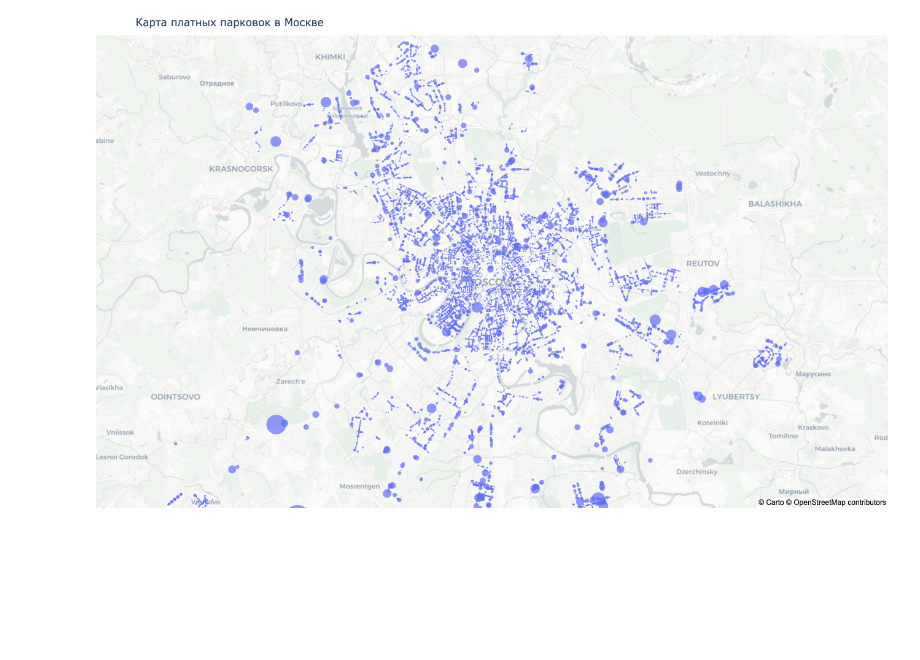
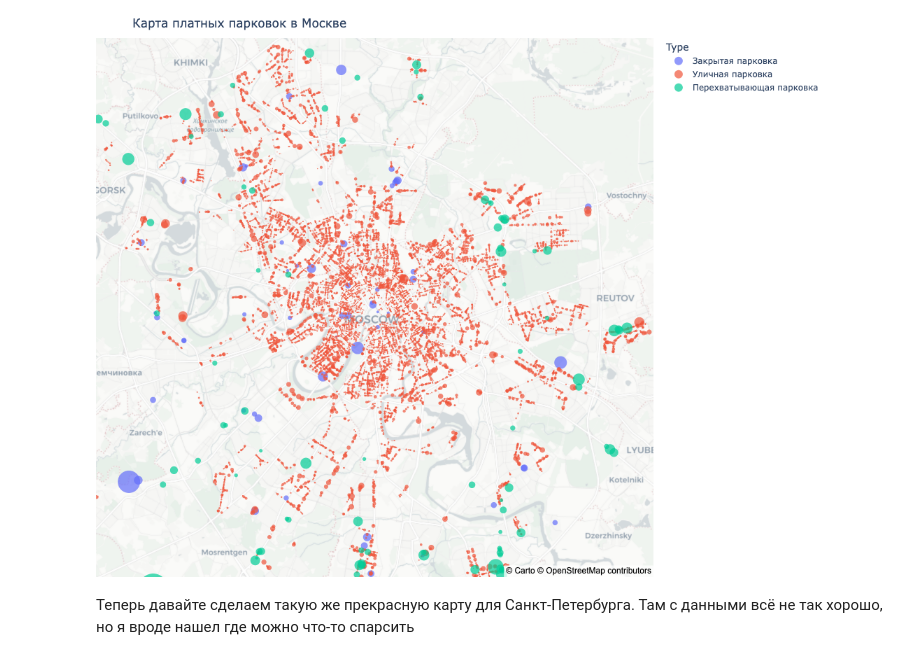
Before and after one commit to K1RILLDtop1gg/Project_busines, a Jupyter notebook: project_parking_kozhin.ipynb, the cells around one changed output. Saved outputs shown, nothing was run; the diff lists cells and outputs as text; code cells hidden in the pictures; blank space fills up the shorter version.

```diff
--- a/project_parking_kozhin.ipynb
+++ b/project_parking_kozhin.ipynb
@@ -59,0 +49,4 @@ df3.head(4)
+# %%
+df1 = df_1681_1
+df2 = df_623_2
+df3 = df_622_3
@@ -60,4 +80,14 @@ df3.head(4)
+# %%
+df1['longitude'] = df1['geoData'].apply(lambda x: x['coordinates'][0][0][0])
+df1['latitude'] = df1['geoData'].apply(lambda x: x['coordinates'][0][0][1])
+df2['longitude'] = df2['geoData'].apply(lambda x: x['coordinates'][0][0][0])
+df2['latitude'] = df2['geoData'].apply(lambda x: x['coordinates'][0][0][1])
+df3['longitude'] = df3['geoData'].apply(lambda x: x['coordinates'][0])
+df3['latitude'] = df3['geoData'].apply(lambda x: x['coordinates'][1])
 # %%
+df1['Type'] = 'Закрытая парковка'
+df2['Type'] = 'Уличная парковка'
+df3['Type'] = 'Перехватывающая парковка'
 combined_df = pd.concat([df1, df2, df3], ignore_index=True)
 combined_df
 # %% [output]
@@ -83,5 +112,0 @@ print(combined_df["CountSpaces"].sum())
-# %%
-
-combined_df['longitude'] = combined_df['geoData'].str.extract(r'\[([\d.-]+),\s*[\d.-]+\]').astype(float)  # Долгота
-combined_df['latitude'] = combined_df['geoData'].str.extract(r'\[[\d.-]+,\s*([\d.-]+)\]').astype(float)   # Широта
-combined_df
@@ -102,22 +113,26 @@ combined_df
 # %%
 fig = px.scatter_mapbox(
     combined_df,
     lat="latitude",
     lon="longitude",
     hover_name="Name",
     size="CountSpaces",
+    color="Type",
     title="Карта платных парковок в Москве",
     zoom=10,
     mapbox_style="carto-positron",
     size_max=30
 )
+
 
 fig.update_layout(
     margin={"r": 0, "t": 30, "l": 0, "b": 0},
     height=800,
     width=1000
 )
 
 fig.show()
 # %% [output]
-[figure, old version]
+[figure, new version]
+# %% [markdown]
+Теперь давайте сделаем такую же прекрасную карту для Санкт-Петербурга. Там с данными всё не так хорошо, но я вроде нашел где можно что-то спарсить
```
Also changed, not shown: parts of 22 cells of this notebook.
